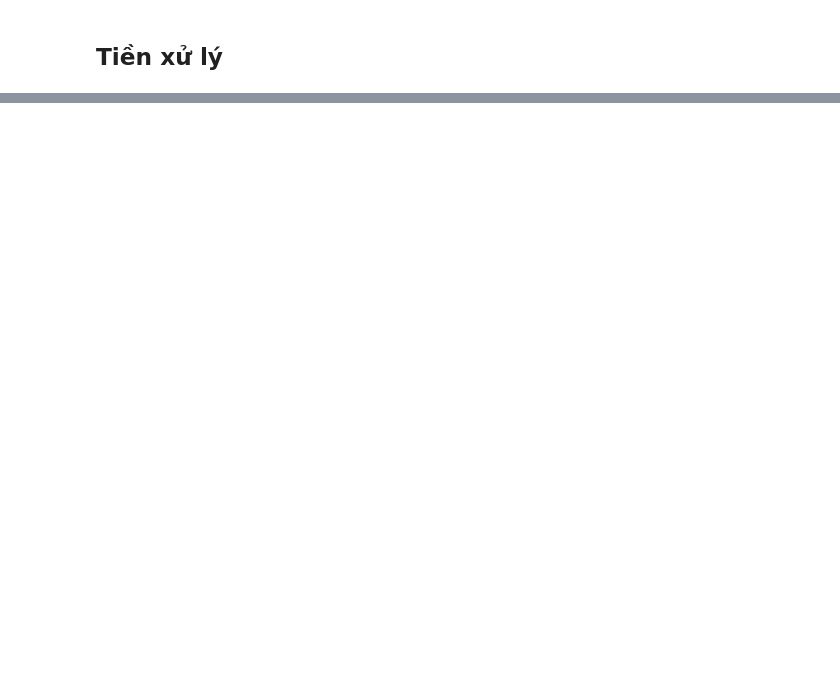
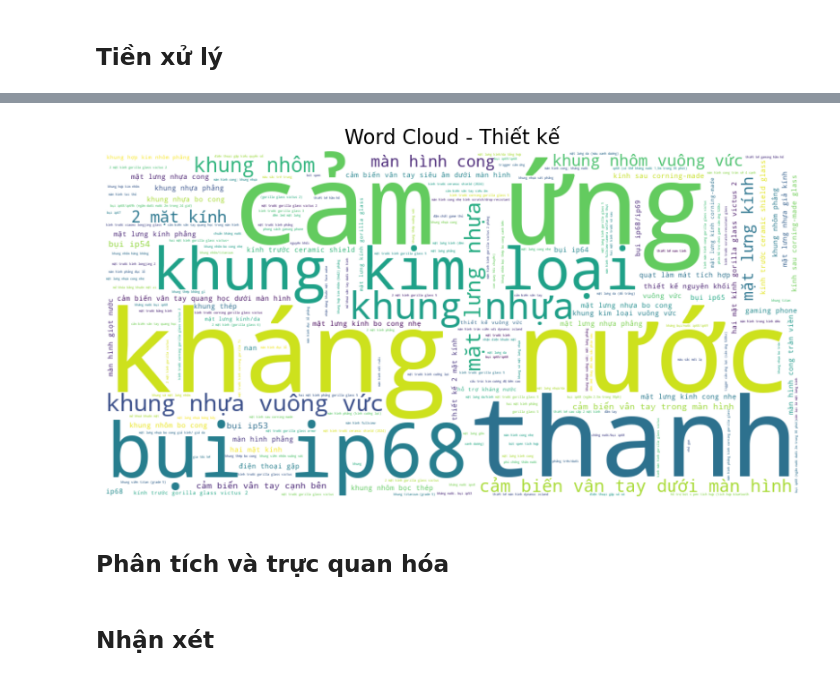
Before and after one commit to Yogurt01/G2_IntroToDataScience_CQ2022-21_Lab, a Jupyter notebook: notebooks/3.2-eda-22120029.ipynb, the cells around one changed output, grey strips where cells are left out. Saved outputs shown, nothing was run; the diff lists cells and outputs as text; code cells hidden in the pictures; blank space fills up the shorter version.

```diff
--- a/notebooks/3.2-eda-22120029.ipynb
+++ b/notebooks/3.2-eda-22120029.ipynb
@@ -494,0 +384,13 @@ Name: count, dtype: int64
+# %%
+# Tạo ra một DataFrame mới chứa các thuộc tính 'Thiết kế'
+design_df = pd.DataFrame({'Thiết kế': data['thiet_ke'].astype(str).copy()})
+
+# Xử lý cột 'Thiết kế'
+design_df['Thiết kế'] = design_df['Thiết kế'].dropna().str.replace(' + ', ', ', regex=False)
+design_df['Thiết kế'] = design_df['Thiết kế'].str.replace('\r\n', ', ').str.split(', ')
+design_df['Thiết kế'] = design_df['Thiết kế'].apply(lambda x: [i.lower() for i in x])
+design_df['Thiết kế'] = design_df['Thiết kế'].apply(lambda x: [i.strip() for i in x])
+
+n = design_df.explode('Thiết kế')['Thiết kế'].value_counts()
+
+print(n)
@@ -494,0 +415,24 @@ Name: count, dtype: int64
+# %%
+from wordcloud import WordCloud
+import matplotlib.pyplot as plt
+
+# Tạo Word Cloud từ biến n
+wordcloud = WordCloud(
+    width=800,
+    height=400,
+    background_color='white',
+    colormap='viridis'
+).generate_from_frequencies(n)
+
+# Hiển thị Word Cloud
+plt.figure(figsize=(10, 6))
+plt.imshow(wordcloud, interpolation='bilinear')
+plt.axis('off')  # Tắt trục
+plt.title("Word Cloud - Thiết kế", fontsize=16)
+plt.show()
+# %% [output]
+[figure, added]
+# %% [markdown]
+## Phân tích và trực quan hóa
+# %% [markdown]
+## Nhận xét
```
Also changed, not shown: parts of 13 cells of this notebook.
